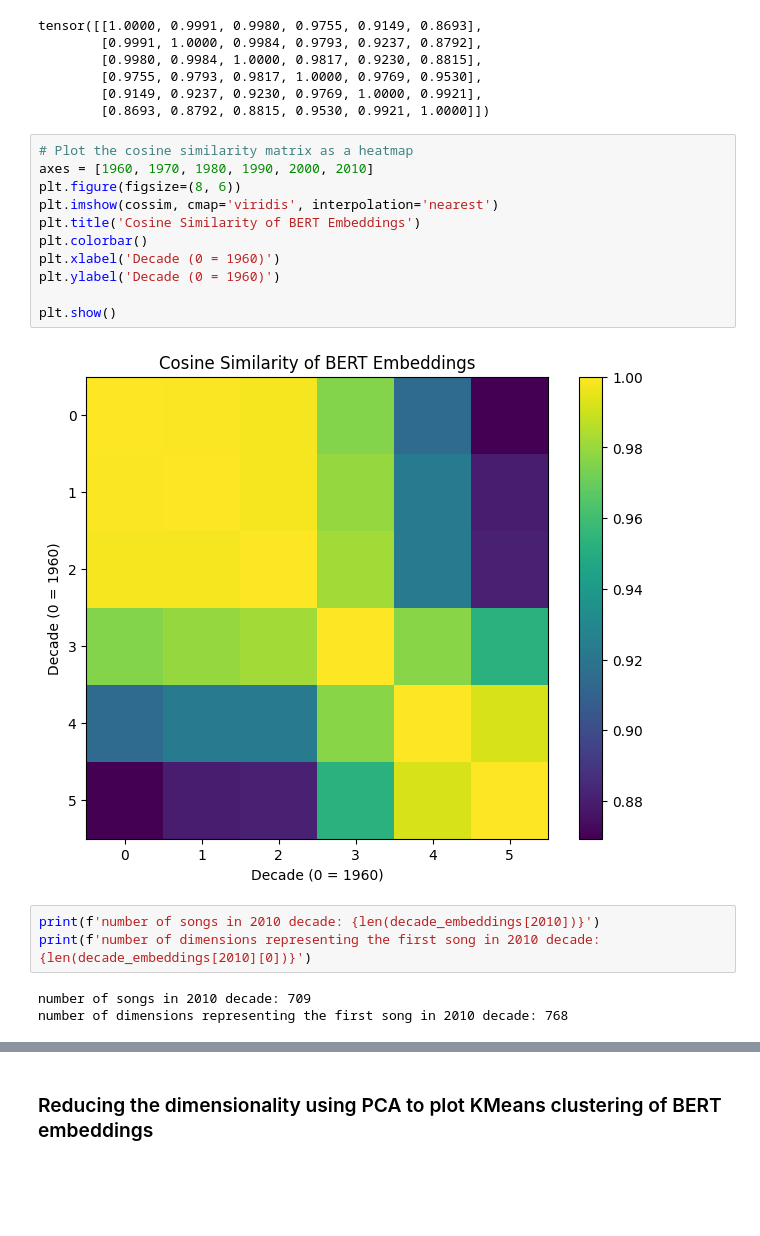
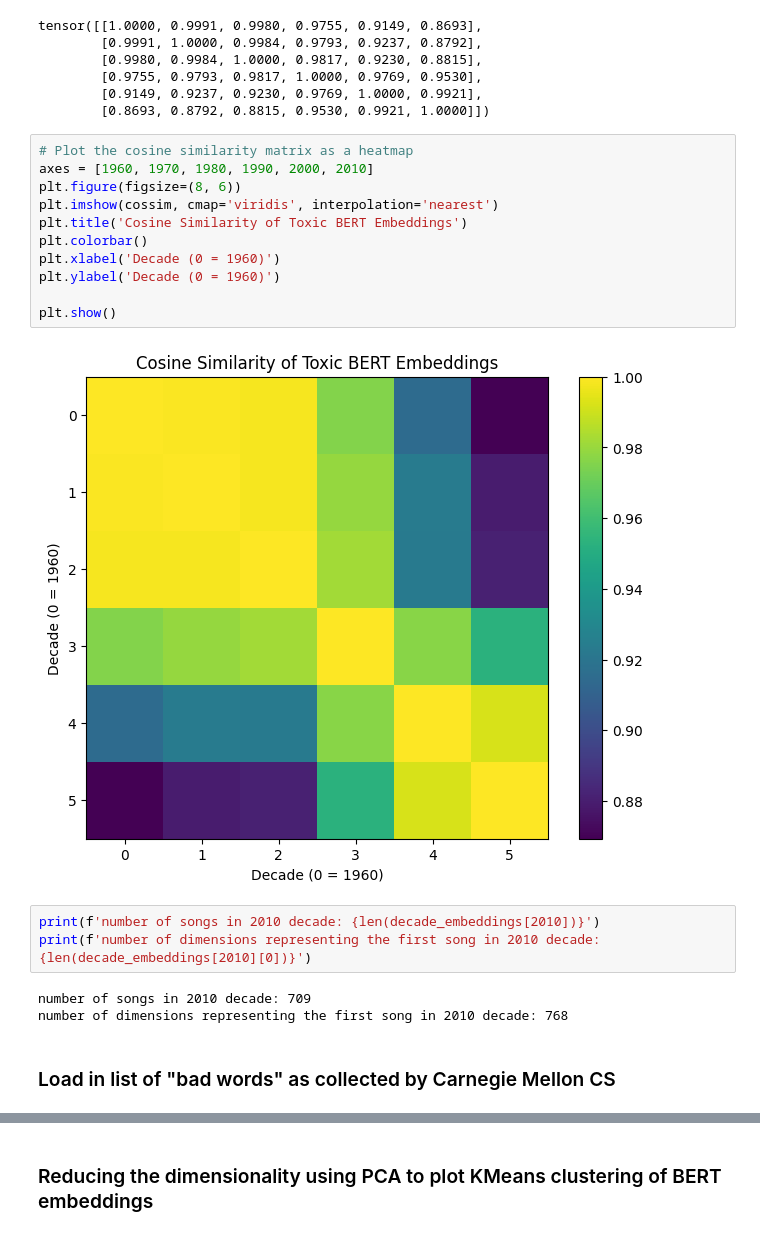
Before and after one commit to maxmiles/info498b_lyrics_analysis, a Jupyter notebook: expletives.ipynb, the cells around one changed output, grey strips where cells are left out. Drawn from its saved outputs; the diff is of its cells as text; blank space fills up the shorter version.

```diff
--- a/expletives.ipynb
+++ b/expletives.ipynb
@@ -192,19 +192,21 @@ tensor([[1.0000, 0.9991, 0.9980, 0.9755, 0.9149, 0.8693],
 # %%
 # Plot the cosine similarity matrix as a heatmap
 axes = [1960, 1970, 1980, 1990, 2000, 2010]
 plt.figure(figsize=(8, 6))
 plt.imshow(cossim, cmap='viridis', interpolation='nearest')
-plt.title('Cosine Similarity of BERT Embeddings')
+plt.title('Cosine Similarity of Toxic BERT Embeddings')
 plt.colorbar()
 plt.xlabel('Decade (0 = 1960)')
 plt.ylabel('Decade (0 = 1960)')
 
 plt.show()
 # %% [output]
-[figure, old version]
+[figure, new version]
 # %%
 print(f'number of songs in 2010 decade: {len(decade_embeddings[2010])}')
 print(f'number of dimensions representing the first song in 2010 decade: {len(decade_embeddings[2010][0])}')
 # %% [output]
 number of songs in 2010 decade: 709
 number of dimensions representing the first song in 2010 decade: 768
+# %% [markdown]
+### Load in list of "bad words" as collected by Carnegie Mellon CS
```
Also changed, not shown: parts of 6 cells of this notebook, 10 other files.
